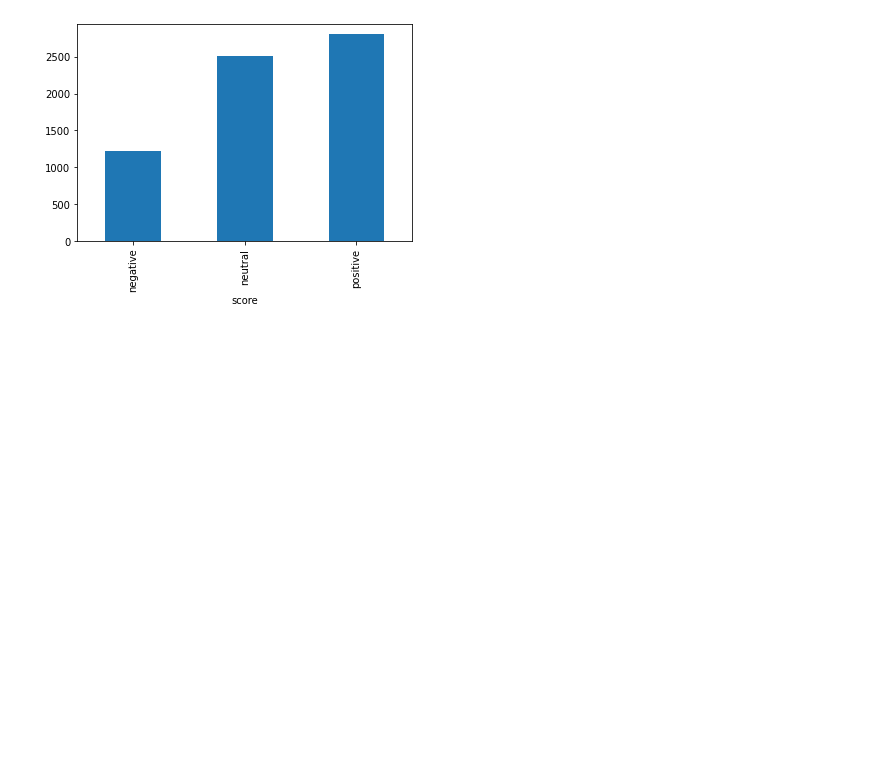
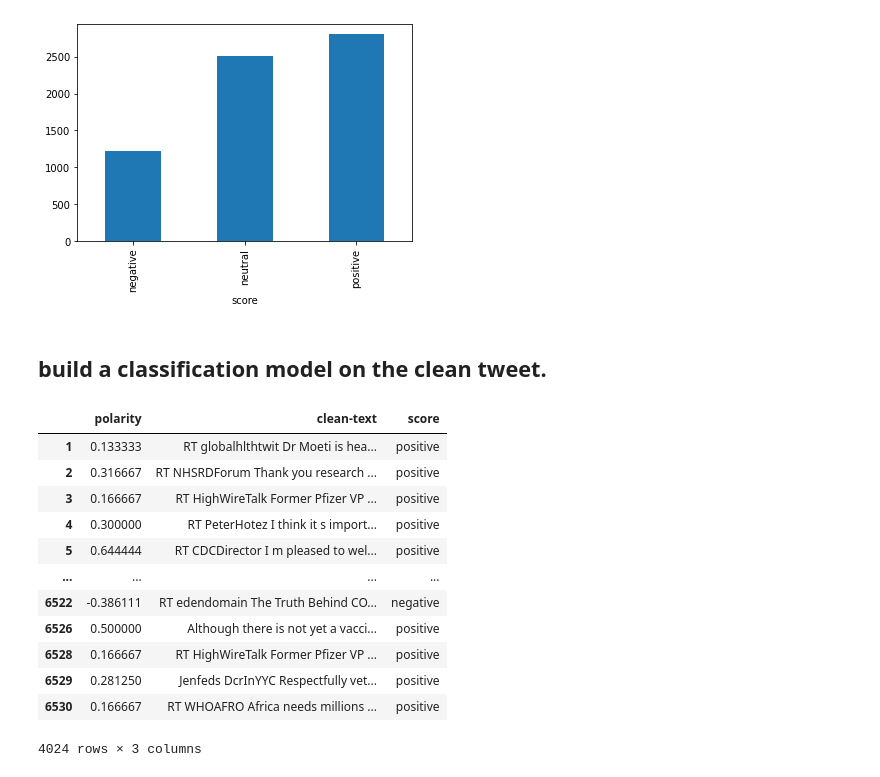
Before and after one commit to eandualem/Twitter-Data-Analysis, a Jupyter notebook: Challenge_ Day2.ipynb, the cells around one changed output. Saved outputs shown, nothing was run; the diff lists cells and outputs as text; code cells hidden in the pictures; blank space fills up the shorter version.

```diff
--- a/Challenge_ Day2.ipynb
+++ b/Challenge_ Day2.ipynb
@@ -260,3 +260,22 @@ category.plot(kind='bar', y='score')
 # %% [output]
 <AxesSubplot:xlabel='score'>
 [figure]
+# %% [markdown]
+## build a classification model on the clean tweet.
+# %%
+cleanTweet = cleanTweet[cleanTweet['score'] != 'neutral']
+cleanTweet
+# %% [output]
+|  | polarity | clean-text | score |
+| 1 | 0.133333 | RT globalhlthtwit Dr Moeti is hea... | positive |
+| 2 | 0.316667 | RT NHSRDForum Thank you research ... | positive |
+| 3 | 0.166667 | RT HighWireTalk Former Pfizer VP ... | positive |
+| 4 | 0.300000 | RT PeterHotez I think it s import... | positive |
+| 5 | 0.644444 | RT CDCDirector I m pleased to wel... | positive |
+| ... | ... | ... | ... |
+| 6522 | -0.386111 | RT edendomain The Truth Behind CO... | negative |
+| 6526 | 0.500000 | Although there is not yet a vacci... | positive |
+| 6528 | 0.166667 | RT HighWireTalk Former Pfizer VP ... | positive |
+| 6529 | 0.281250 | Jenfeds DcrInYYC Respectfully vet... | positive |
+| 6530 | 0.166667 | RT WHOAFRO Africa needs millions ... | positive |
+4024 rows × 3 columns
```
Also changed, not shown: parts of 5 cells of this notebook.
